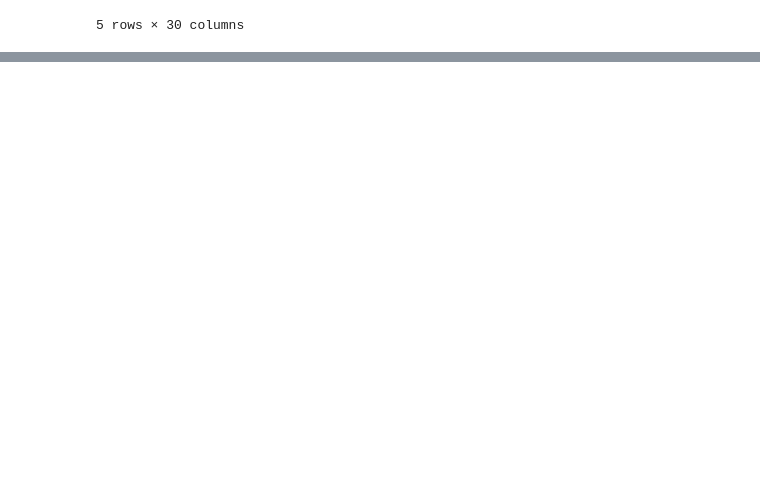
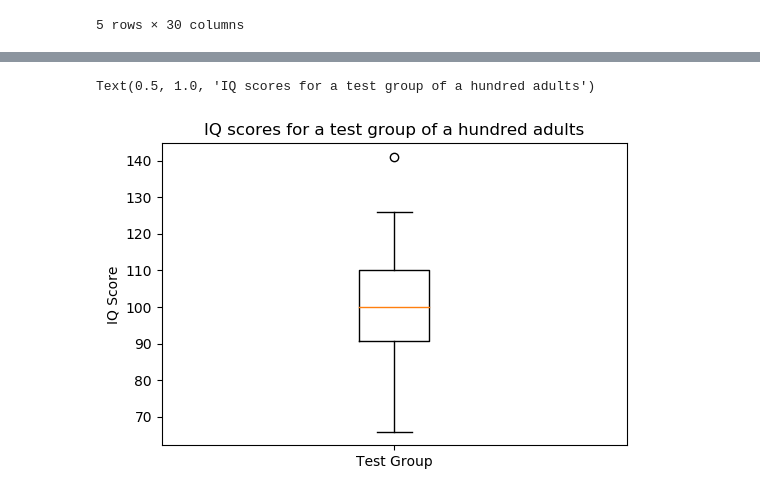
Before and after one commit to Desae/Data-Visualization, a Jupyter notebook: Matplotlib.ipynb, the cells around one changed output, grey strips where cells are left out. Cells and saved outputs as stored; diff of their text form; code cells hidden in the pictures; blank space fills up the shorter version.

```diff
--- a/Matplotlib.ipynb
+++ b/Matplotlib.ipynb
@@ -397,0 +400,3 @@ Text(0.5, 0.98, 'Scatter plot with marginal histogram')
+# %%
+# IQ samples
+iq_scores = [126,  89,  90, 101, 102,  74,  93, 101,  66, 120, 108,  97,  98, 105, 119,  92, 113,  81, 104, 108,  83, 102, 105, 111, 102, 107, 103,  89,  89, 110,  71, 110, 120,  85, 111,  83, 122, 120, 102, 84, 118, 100, 100, 114,  81, 109,  69,  97,  95, 106, 116, 109, 114,  98,  90,  92,  98,  91,  81,  85,  86, 102,  93, 112,  76, 89, 110,  75, 100,  90,  96,  94, 107, 108,  95,  96,  96, 114, 93,  95, 117, 141, 115,  95,  86, 100, 121, 103,  66,  99,  96, 111, 110, 105, 110, 91, 112, 102, 112,  75]
@@ -397,0 +422,15 @@ Text(0.5, 0.98, 'Scatter plot with marginal histogram')
+# %%
+# create figure
+plt.figure(figsize=(6,4), dpi=100)
+
+# create boxplot
+plt.boxplot(iq_scores)
+
+# Add labels and title
+ax = plt.gca()
+ax.set_xticklabels(['Test Group'])
+plt.ylabel('IQ Score')
+plt.title('IQ scores for a test group of a hundred adults')
+# %% [output]
+Text(0.5, 1.0, 'IQ scores for a test group of a hundred adults')
+[figure, added]
```
Also changed, not shown: parts of 4 cells of this notebook.
